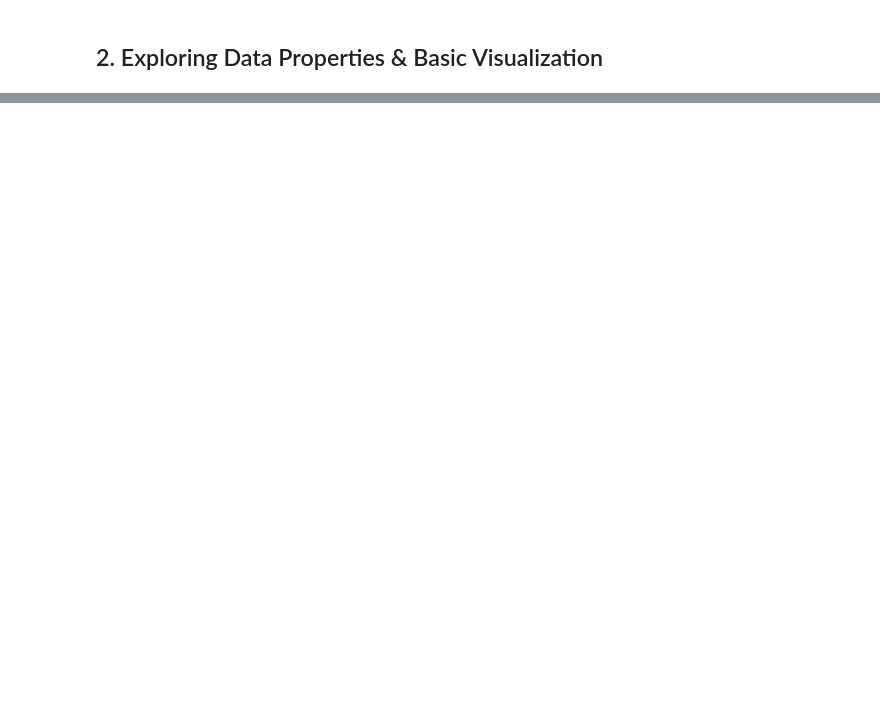
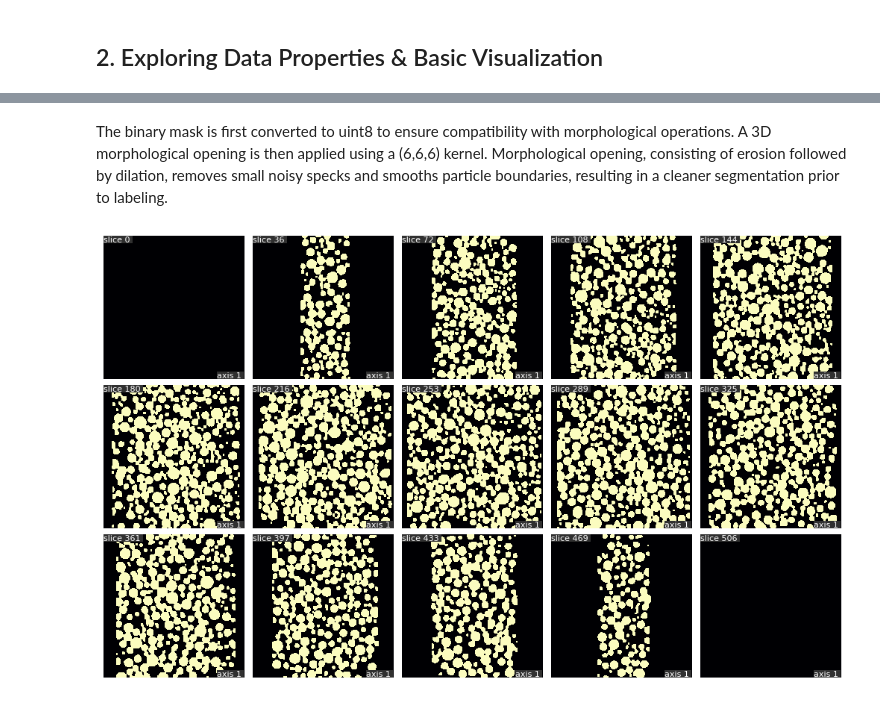
Before and after one commit to qim-center/qim3d, a Jupyter notebook: docs/notebooks/Hourglass_image_analysis.ipynb, the cells around one changed output, grey strips where cells are left out. Saved outputs shown, nothing was run; the diff lists cells and outputs as text; code cells hidden in the pictures; blank space fills up the shorter version.

```diff
--- a/docs/notebooks/Hourglass_image_analysis.ipynb
+++ b/docs/notebooks/Hourglass_image_analysis.ipynb
@@ -120,0 +101,10 @@ Error:
+# %% [markdown]
+The binary mask is first converted to uint8 to ensure compatibility with morphological operations. A 3D morphological opening is then applied using a (6,6,6) kernel. Morphological opening, consisting of erosion followed by dilation, removes small noisy specks and smooths particle boundaries, resulting in a cleaner segmentation prior to labeling.
+# %%
+# bin_vol = bin_vol.astype(np.uint8)
+
+bin_vol_opened = qim3d.morphology.opening(bin_vol, kernel=(6,6,6), method='scipy.ndimage')
+
+fig2 = qim3d.viz.slices_grid(bin_vol_opened, slice_axis=1, display_figure=True)
+# %% [output]
+[figure, added]
```
Also changed, not shown: parts of 28 cells of this notebook.
